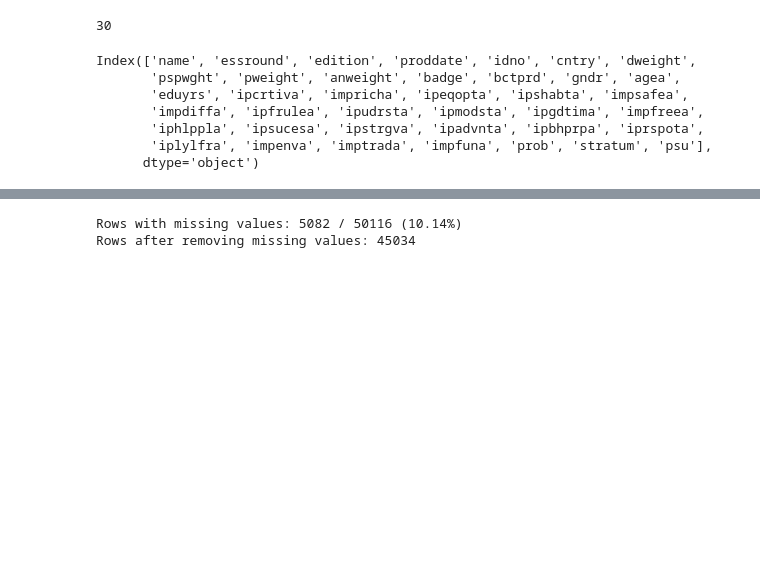
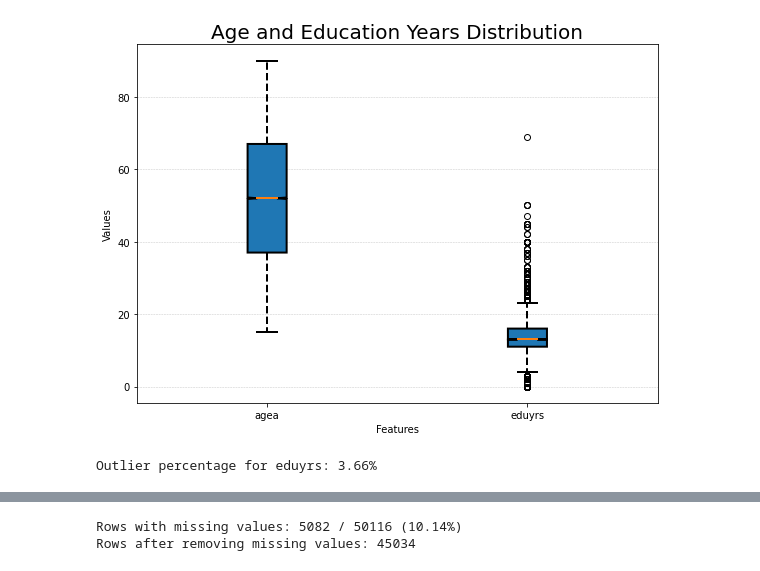
Before and after one commit to kchua675/Thesis, a Jupyter notebook: EDA.ipynb, the cells around one changed output, grey strips where cells are left out. Saved outputs shown, nothing was run; the diff lists cells and outputs as text; code cells hidden in the pictures; blank space fills up the shorter version.

```diff
--- a/EDA.ipynb
+++ b/EDA.ipynb
@@ -62,14 +233,58 @@ Length: 50116, dtype: int64
 # %%
-df['cntry'].nunique()
+box_cols = ['agea', 'eduyrs']
+
+# Convert to numeric + drop missing values
+box_data = X[box_cols].apply(pd.to_numeric, errors='coerce').dropna()
+
+plt.figure(figsize=(8, 6))
+
+boxprops = dict(linestyle='-', linewidth=2)
+medianprops = dict(linestyle='-', linewidth=2)
+whiskerprops = dict(linestyle='--', linewidth=2)
+capprops = dict(linestyle='-', linewidth=2)
+
+plt.boxplot(
+    box_data.values,
+    labels=box_cols,
+    notch=True,
+    patch_artist=True,
+    boxprops=boxprops,
+    medianprops=medianprops,
+    whiskerprops=whiskerprops,
+    capprops=capprops
+)
+
+plt.grid(True, linestyle='--', linewidth=0.5, alpha=0.7, axis='y')
+plt.title('Age and Education Years Distribution', fontsize=20)
+plt.xlabel('Features')
+plt.ylabel('Values')
+
+plt.tight_layout()
+plt.savefig('Age_Eduyrs_boxplot.pdf', dpi=300)
+plt.show()
 # %% [output]
-30
+[figure, added]
-# %%
-df.columns
-# %% [output]
-Index(['name', 'essround', 'edition', 'proddate', 'idno', 'cntry', 'dweight',
-       'pspwght', 'pweight', 'anweight', 'badge', 'bctprd', 'gndr', 'agea',
-       'eduyrs', 'ipcrtiva', 'impricha', 'ipeqopta', 'ipshabta', 'impsafea',
-       'impdiffa', 'ipfrulea', 'ipudrsta', 'ipmodsta', 'ipgdtima', 'impfreea',
-       'iphlppla', 'ipsucesa', 'ipstrgva', 'ipadvnta', 'ipbhprpa', 'iprspota',
-       'iplylfra', 'impenva', 'imptrada', 'impfuna', 'prob', 'stratum', 'psu'],
-      dtype='object')
+# %%
+import pandas as pd
+
+# Example DataFrame
+# df = pd.read_csv("your_data.csv")  # if reading from CSV
+
+# Calculate Q1, Q3 and IQR
+Q1 = df['eduyrs'].quantile(0.25)
+Q3 = df['eduyrs'].quantile(0.75)
+IQR = Q3 - Q1
+
+# Define outlier boundaries
+lower_bound = Q1 - 1.5 * IQR
+upper_bound = Q3 + 1.5 * IQR
+
+# Identify outliers
+outliers = df[(df['eduyrs'] < lower_bound) | (df['eduyrs'] > upper_bound)]
+
+# Calculate outlier percentage
+outlier_percent = (len(outliers) / len(df)) * 100
+
+print(f"Outlier percentage for eduyrs: {outlier_percent:.2f}%")
+# %% [output]
+Outlier percentage for eduyrs: 3.66%
```
Also changed, not shown: parts of 21 cells of this notebook, 12 other files.
